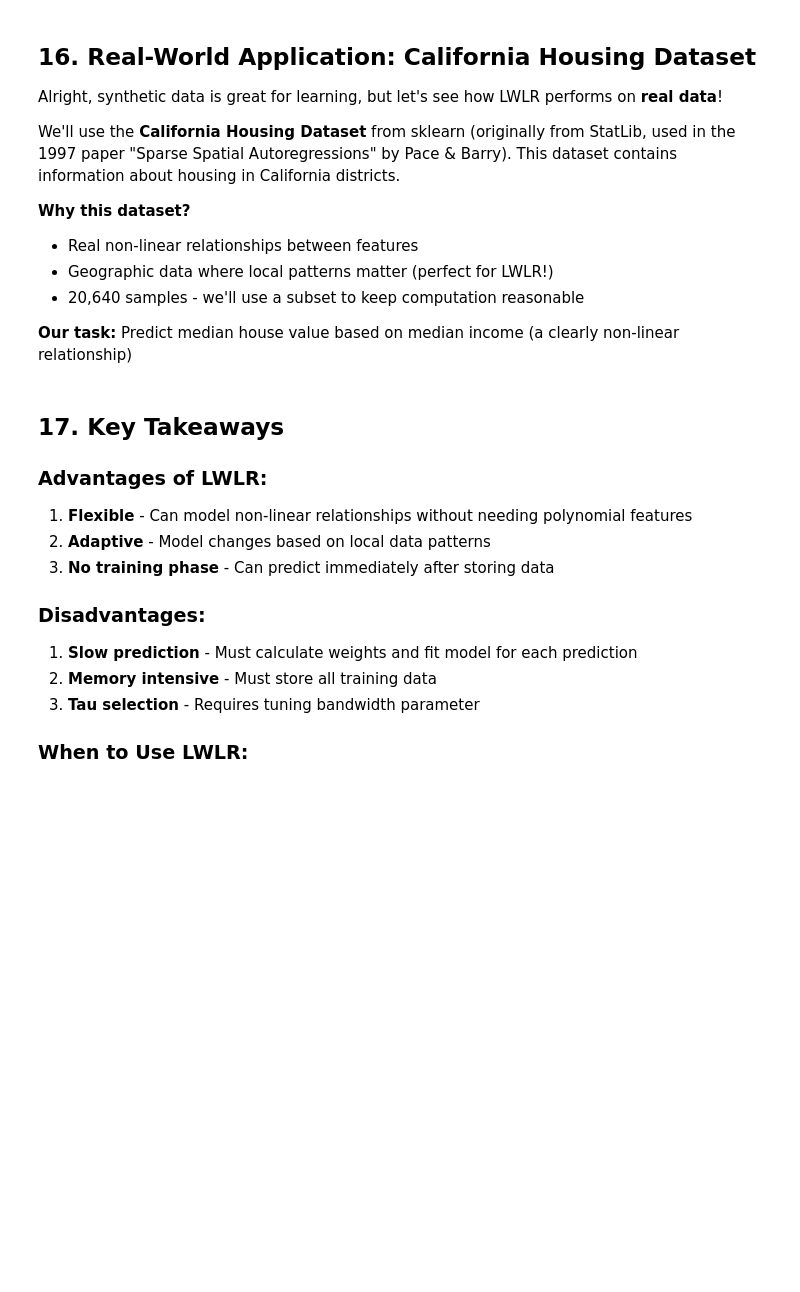
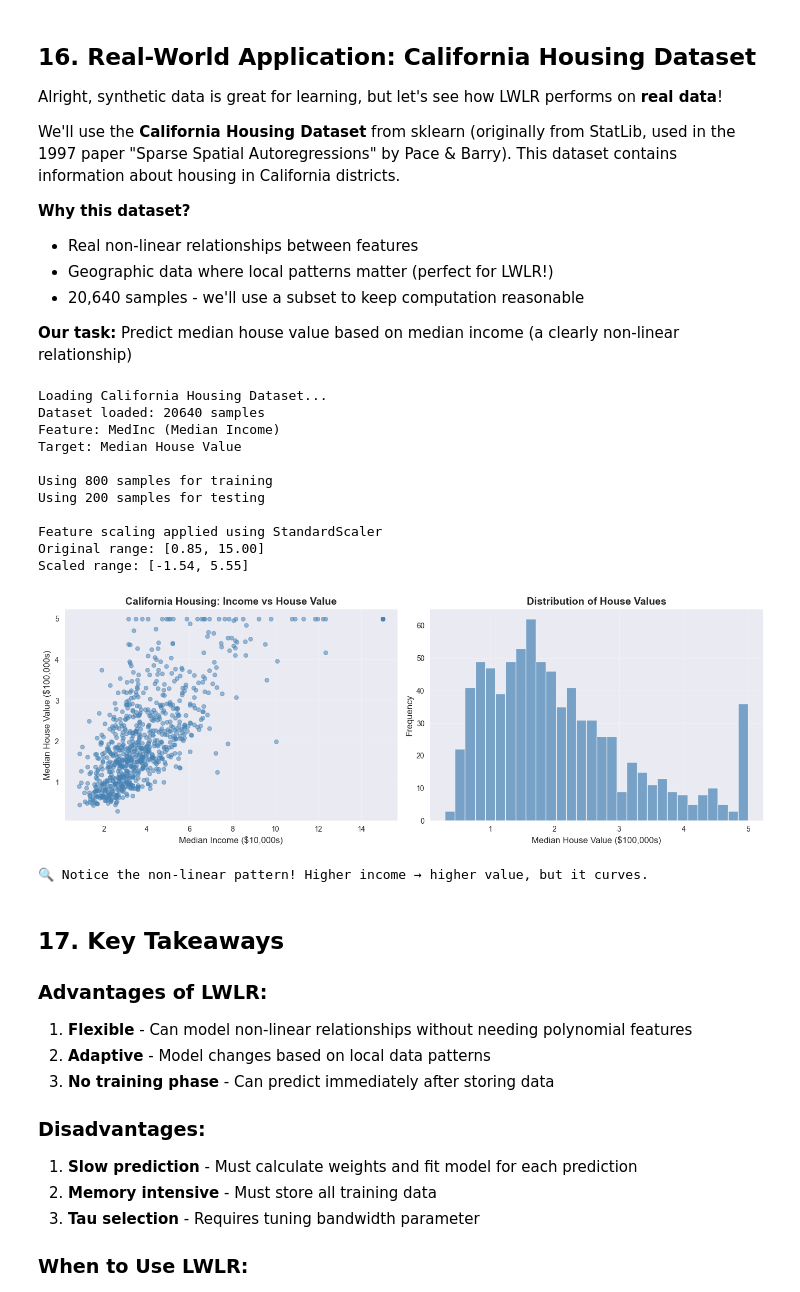
Before and after one commit to maxvyquincy9393/Deep-Dive-into-ML, a Jupyter notebook: Module_05_LWLR/LWLR_Tutorial_Complete.ipynb, the cells around one changed output. Drawn from its saved outputs; the diff is of its cells as text; code cells hidden in the pictures; blank space fills up the shorter version.

```diff
--- a/Module_05_LWLR/LWLR_Tutorial_Complete.ipynb
+++ b/Module_05_LWLR/LWLR_Tutorial_Complete.ipynb
@@ -763,47 +801,62 @@ print(f"Target: Median House Value")
 np.random.seed(42)
 sample_idx = np.random.choice(len(X_full), size=1000, replace=False)
 X_california = X_full[sample_idx]
 y_california = y_full[sample_idx]
 
 # Train-test split
 X_cal_train, X_cal_test, y_cal_train, y_cal_test = train_test_split(
     X_california, y_california, test_size=0.2, random_state=42
 )
 
 print(f"\nUsing {len(X_cal_train)} samples for training")
 print(f"Using {len(X_cal_test)} samples for testing")
+
+# Feature scaling - CRITICAL for distance-based algorithms!
 scaler = StandardScaler()
 X_cal_train_scaled = scaler.fit_transform(X_cal_train.reshape(-1, 1)).flatten()
 X_cal_test_scaled = scaler.transform(X_cal_test.reshape(-1, 1)).flatten()
 
 print(f"\nFeature scaling applied using StandardScaler")
 print(f"Original range: [{X_cal_train.min():.2f}, {X_cal_train.max():.2f}]")
 print(f"Scaled range: [{X_cal_train_scaled.min():.2f}, {X_cal_train_scaled.max():.2f}]")
 
-print(f"\n📈 Using {len(X_cal_train)} samples for training")
-print(f"📉 Using {len(X_cal_test)} samples for testing")
+# Visualize the data
+plt.figure(figsize=(14, 5))
 
-# Visualize the data
-plt.figure(figsize=(12, 5))
-
+# Plot 1: Scatter plot
 plt.subplot(1, 2, 1)
 plt.scatter(X_cal_train, y_cal_train, alpha=0.5, s=30, c='steelblue')
 plt.xlabel('Median Income ($10,000s)', fontsize=12)
 plt.ylabel('Median House Value ($100,000s)', fontsize=12)
 plt.title('California Housing: Income vs House Value', fontsize=14, fontweight='bold')
 plt.grid(alpha=0.3)
 
-print("\nNotice the non-linear pattern! Higher income → higher value, but it curves.")
+# Plot 2: Histogram
+plt.subplot(1, 2, 2)
+plt.hist(y_cal_train, bins=30, color='steelblue', edgecolor='white', alpha=0.7)
+plt.xlabel('Median House Value ($100,000s)', fontsize=12)
+plt.ylabel('Frequency', fontsize=12)
+plt.title('Distribution of House Values', fontsize=14, fontweight='bold')
+plt.grid(alpha=0.3)
 
-plt.hist(y_cal_train, bins=30, color='steelblue', edgecolor='white', alpha=0.7)print("\n🔍 Notice the non-linear pattern! Higher income → higher value, but it curves.")
+plt.tight_layout()
+plt.show()
 
-plt.xlabel('Median House Value ($100,000s)', fontsize=12)
-
-plt.ylabel('Frequency', fontsize=12)plt.show()
-
-plt.title('Distribution of House Values', fontsize=14, fontweight='bold')plt.tight_layout()
-
-plt.grid(alpha=0.3)
+print("\n🔍 Notice the non-linear pattern! Higher income → higher value, but it curves.")
+# %% [output]
+Loading California Housing Dataset...
+Dataset loaded: 20640 samples
+Feature: MedInc (Median Income)
+Target: Median House Value
+
+Using 800 samples for training
+Using 200 samples for testing
+
+Feature scaling applied using StandardScaler
+Original range: [0.85, 15.00]
+Scaled range: [-1.54, 5.55]
+[figure, added]
+🔍 Notice the non-linear pattern! Higher income → higher value, but it curves.
 # %%
 # ═══════════════════════════════════════════════════════════════
 # LWLR vs LINEAR REGRESSION ON REAL DATA
```
Also changed, not shown: parts of 7 cells of this notebook, 1 other file.
